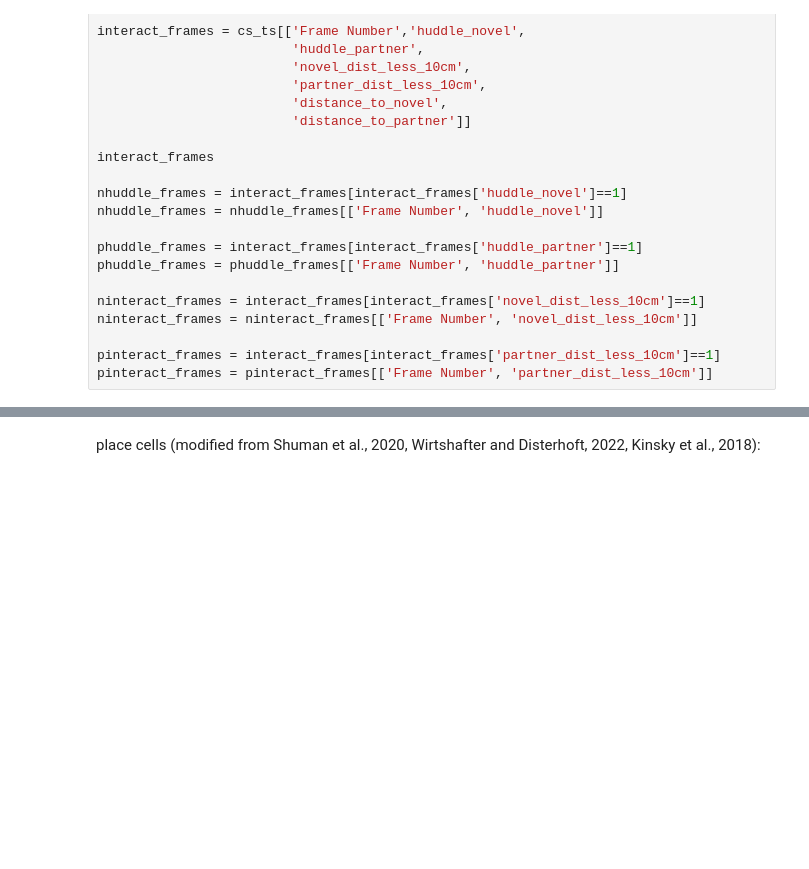
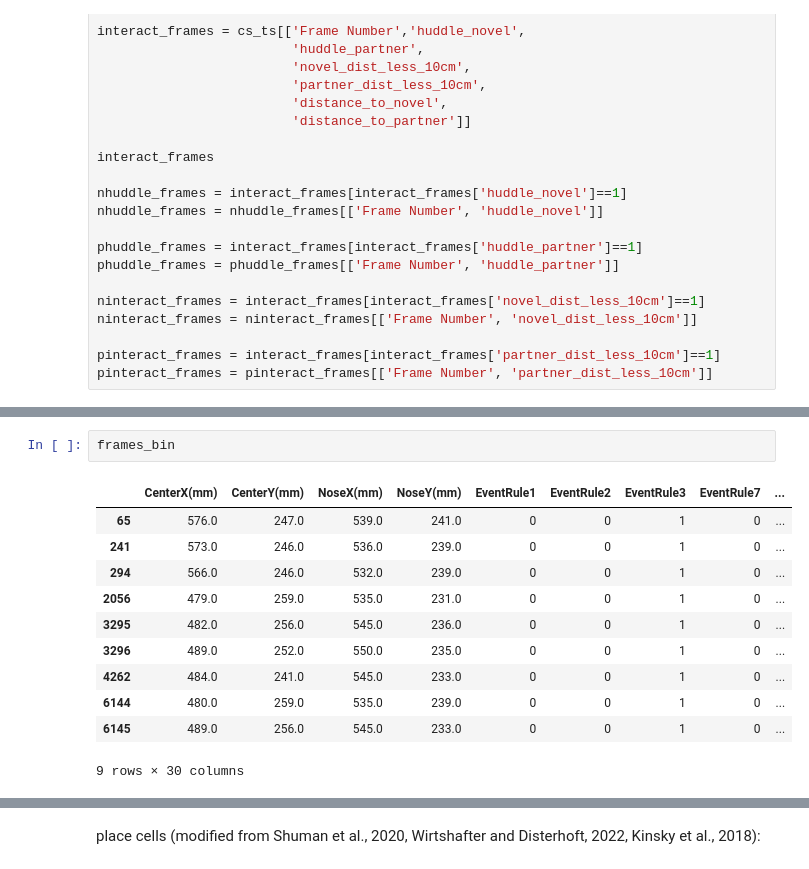
Before and after one commit to donaldsonlab/miniscope-analysis, a Jupyter notebook: BehaviorAnalysis_to_Miniscope.ipynb, the cells around one changed output, grey strips where cells are left out. Cells and saved outputs as stored; diff of their text form; blank space fills up the shorter version.

```diff
--- a/BehaviorAnalysis_to_Miniscope.ipynb
+++ b/BehaviorAnalysis_to_Miniscope.ipynb
@@ -596,0 +673,14 @@ CaSB[CaSB['rate']>0]
+# %%
+frames_bin
+# %% [output]
+|  | CenterX(mm) | CenterY(mm) | NoseX(mm) | NoseY(mm) | EventRule1 | EventRule2 | EventRule3 | EventRule7 | ... |
+| 65 | 576.0 | 247.0 | 539.0 | 241.0 | 0 | 0 | 1 | 0 | ... |
+| 241 | 573.0 | 246.0 | 536.0 | 239.0 | 0 | 0 | 1 | 0 | ... |
+| 294 | 566.0 | 246.0 | 532.0 | 239.0 | 0 | 0 | 1 | 0 | ... |
+| 2056 | 479.0 | 259.0 | 535.0 | 231.0 | 0 | 0 | 1 | 0 | ... |
+| 3295 | 482.0 | 256.0 | 545.0 | 236.0 | 0 | 0 | 1 | 0 | ... |
+| 3296 | 489.0 | 252.0 | 550.0 | 235.0 | 0 | 0 | 1 | 0 | ... |
+| 4262 | 484.0 | 241.0 | 545.0 | 233.0 | 0 | 0 | 1 | 0 | ... |
+| 6144 | 480.0 | 259.0 | 535.0 | 239.0 | 0 | 0 | 1 | 0 | ... |
+| 6145 | 489.0 | 256.0 | 545.0 | 233.0 | 0 | 0 | 1 | 0 | ... |
+9 rows × 30 columns
```
Also changed, not shown: parts of 29 cells of this notebook.
